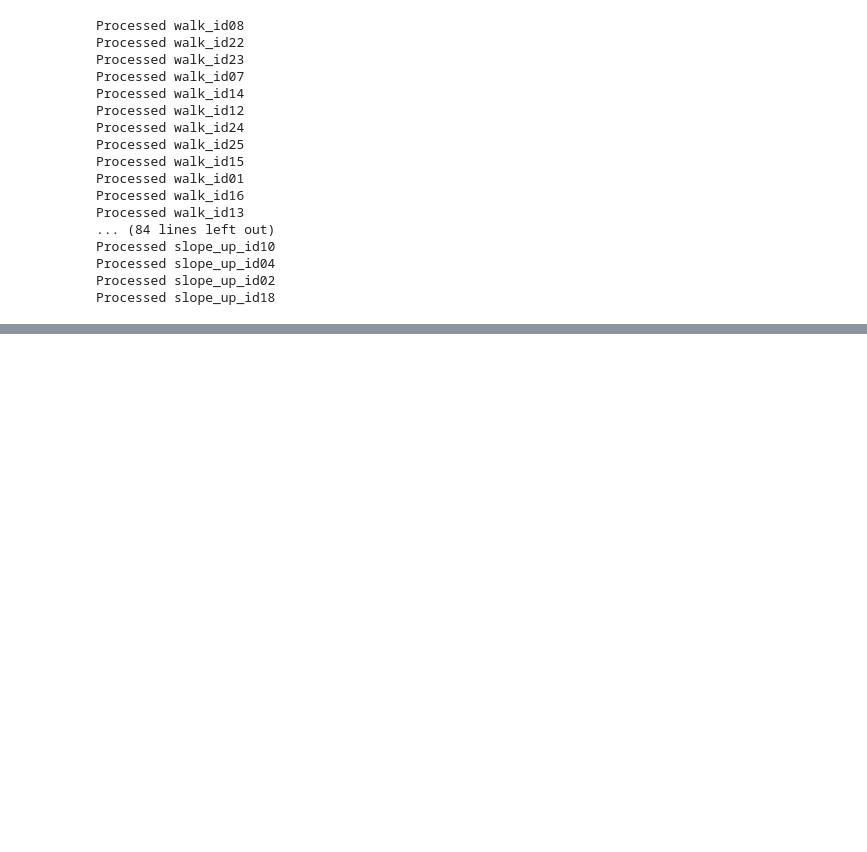
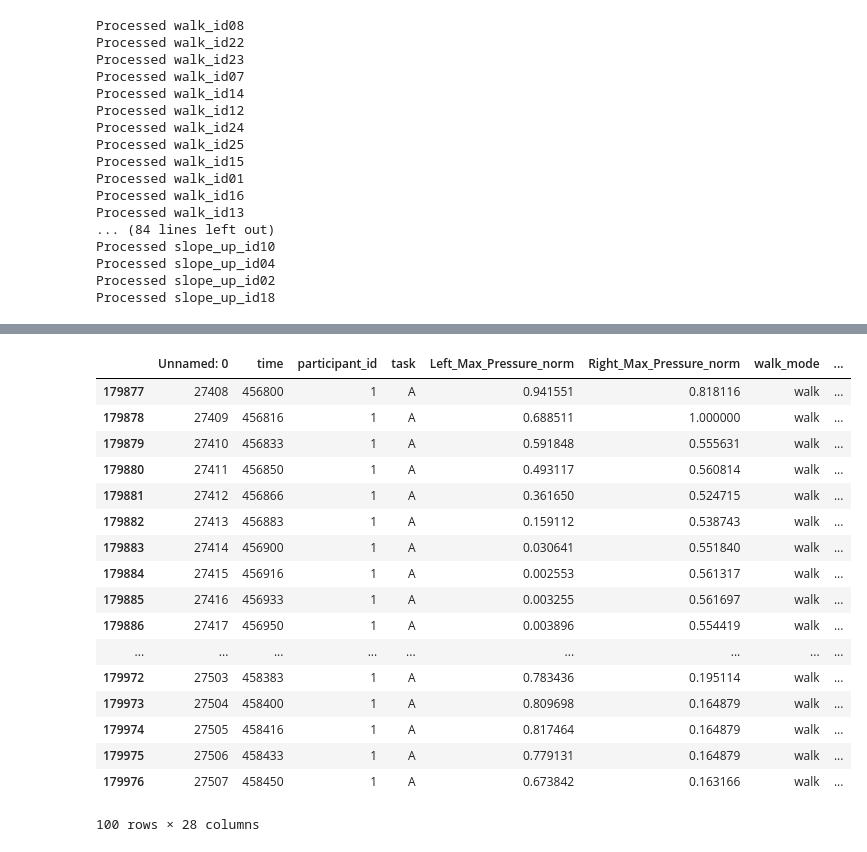
Before and after one commit to mcgillmotionlab/SurfaceClassification_FootPressure_IMU, a Jupyter notebook: code/Code from Honda Development/Honda_data_prep_CourseA.ipynb, the cells around one changed output, grey strips where cells are left out. Drawn from its saved outputs; the diff is of its cells as text; code cells hidden in the pictures; blank space fills up the shorter version.

```diff
--- a/code/Code from Honda Development/Honda_data_prep_CourseA.ipynb
+++ b/code/Code from Honda Development/Honda_data_prep_CourseA.ipynb
@@ -909,0 +741,21 @@ all_foot_sensor_extras_df.to_csv('/content/drive/MyDrive/Next_Step/Honda_Partici
+# %%
+foot_sensors_extras_df.loc[(foot_sensors_extras_df['participant_id'] == 1) & (foot_sensors_extras_df['repetition'] == 3)].head(100)
+# %% [output]
+|  | Unnamed: 0 | time | participant_id | task | Left_Max_Pressure_norm | Right_Max_Pressure_norm | walk_mode | ... |
+| 179877 | 27408 | 456800 | 1 | A | 0.941551 | 0.818116 | walk | ... |
+| 179878 | 27409 | 456816 | 1 | A | 0.688511 | 1.000000 | walk | ... |
+| 179879 | 27410 | 456833 | 1 | A | 0.591848 | 0.555631 | walk | ... |
+| 179880 | 27411 | 456850 | 1 | A | 0.493117 | 0.560814 | walk | ... |
+| 179881 | 27412 | 456866 | 1 | A | 0.361650 | 0.524715 | walk | ... |
+| 179882 | 27413 | 456883 | 1 | A | 0.159112 | 0.538743 | walk | ... |
+| 179883 | 27414 | 456900 | 1 | A | 0.030641 | 0.551840 | walk | ... |
+| 179884 | 27415 | 456916 | 1 | A | 0.002553 | 0.561317 | walk | ... |
+| 179885 | 27416 | 456933 | 1 | A | 0.003255 | 0.561697 | walk | ... |
+| 179886 | 27417 | 456950 | 1 | A | 0.003896 | 0.554419 | walk | ... |
+| ... | ... | ... | ... | ... | ... | ... | ... | ... |
+| 179972 | 27503 | 458383 | 1 | A | 0.783436 | 0.195114 | walk | ... |
+| 179973 | 27504 | 458400 | 1 | A | 0.809698 | 0.164879 | walk | ... |
+| 179974 | 27505 | 458416 | 1 | A | 0.817464 | 0.164879 | walk | ... |
+| 179975 | 27506 | 458433 | 1 | A | 0.779131 | 0.164879 | walk | ... |
+| 179976 | 27507 | 458450 | 1 | A | 0.673842 | 0.163166 | walk | ... |
+100 rows × 28 columns
```
Also changed, not shown: parts of 54 cells of this notebook, 1 other file.
